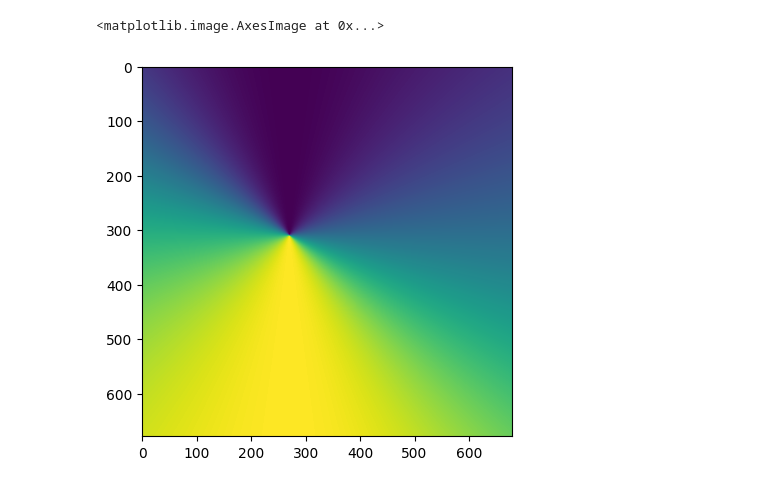
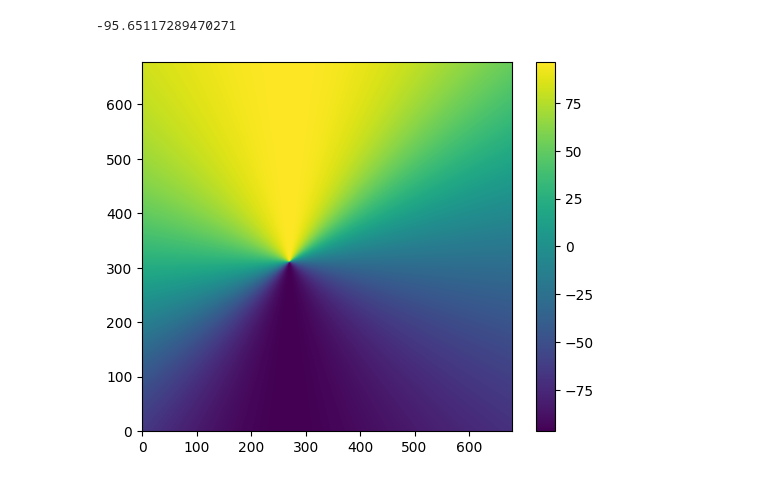
Before and after one commit to diceandcats/SURE-GW-lensing, a Jupyter notebook: Real stuffs/subpixel.ipynb, the cells around one changed output. Drawn from its saved outputs; the diff is of its cells as text; code cells hidden in the pictures.

```diff
--- a/Real stuffs/subpixel.ipynb
+++ b/Real stuffs/subpixel.ipynb
@@ -15,36 +15,38 @@ from lenstronomy.LensModel.lens_model import LensModel
 
 # specify the choice of lens models #
 lens_model_list = ['SIE']
 
 # setup lens model class with the list of lens models #
 lensModel = LensModel(lens_model_list=lens_model_list)
 
 # define parameter values of lens models #
 kwargs_sie = {'theta_E': 100, 'e1':0, 'e2':0.4, 'center_x': 270, 'center_y': 310}
 kwargs_lens = [kwargs_sie]
 
 # image plane coordinate #
 size = 678
-x_grid, y_grid = np.meshgrid(np.linspace(0, size, 679), np.linspace(0, size, 679))
-
+x_grid, y_grid = np.meshgrid(np.linspace(0, size, size+1), np.linspace(0, size, size+1))
 # Flatten the grid for calculations
 x_flat = x_grid.flatten()
 y_flat = y_grid.flatten()
 
 # Calculate convergence (kappa)
 kappa = lensModel.kappa(x_flat, y_flat, kwargs_lens)
 
 # Reshape back to 2D grid
 #kappa_2d = kappa.reshape(x_grid.shape)
 
 # ray-tracing to the source plane
 
 alpha_x, alpha_y = lensModel.alpha(x_flat, y_flat, kwargs_lens)
 # make beta_x and beta_y 2d
 
-alpha_x_2d = alpha_x.reshape(x_grid.shape)
-alpha_y_2d = alpha_y.reshape(x_grid.shape)
+alpha_x_2d = alpha_x.reshape(x_grid.shape) #(y,x)
+alpha_y_2d = alpha_y.reshape(x_grid.shape) #(y,x)
 plt.imshow(alpha_y_2d)
+plt.colorbar()
+plt.gca().invert_yaxis()
+print(alpha_y_2d[100,300])
 # %% [output]
-<matplotlib.image.AxesImage at 0x...>
+-95.65117289470271
-[figure, old version]
+[figure, new version]
```
Also changed, not shown: parts of 3 cells of this notebook, 1 other file.
